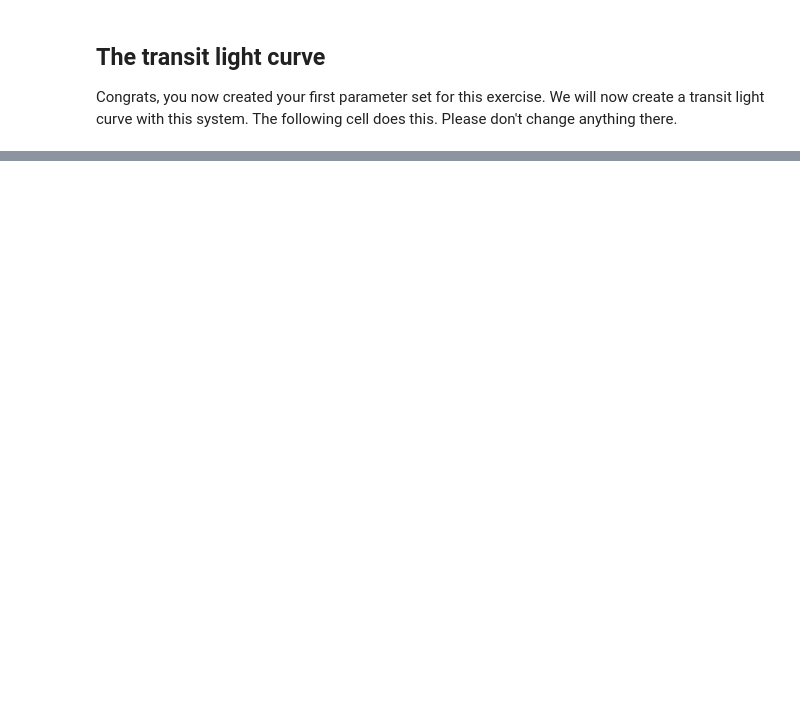
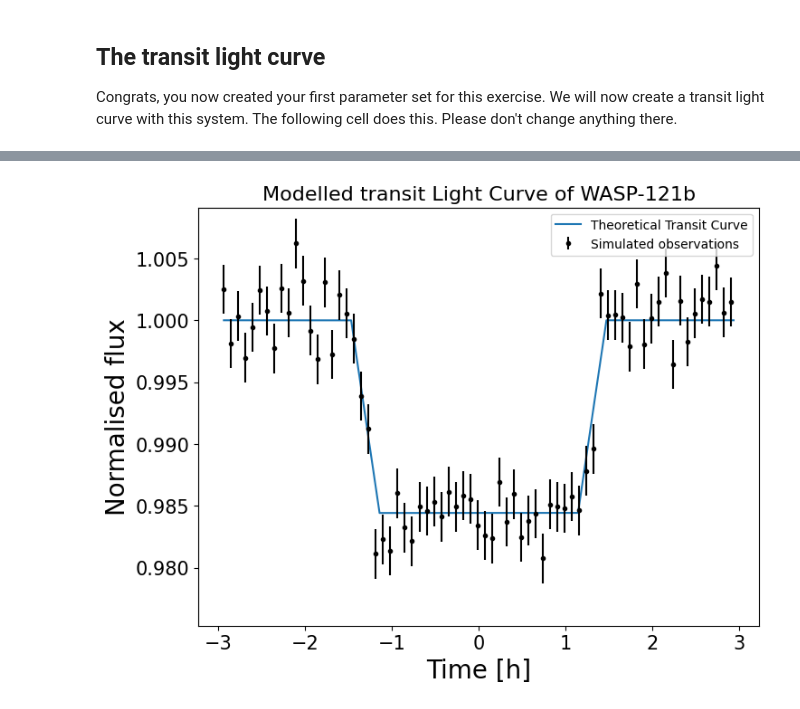
Before and after one commit to Hoeijmakers/ASTC01_ComputerLab, a Jupyter notebook: runfile.ipynb, the cells around one changed output, grey strips where cells are left out. Saved outputs shown, nothing was run; the diff lists cells and outputs as text; code cells hidden in the pictures; blank space fills up the shorter version.

```diff
--- a/runfile.ipynb
+++ b/runfile.ipynb
@@ -74,0 +155,9 @@ I prepared some other systems for you, where you can try to plot the transit lig
+# %%
+
+cadence=5.0                # minutes
+signal_to_noise = 0.002    # Relative to 1.0.
+
+
+sys1.TransitData(cadence,signal_to_noise) # This function creates the modelled data and plots it below.
+# %% [output]
+[figure, added]
```
Also changed, not shown: parts of 33 cells of this notebook, 3 other files.
